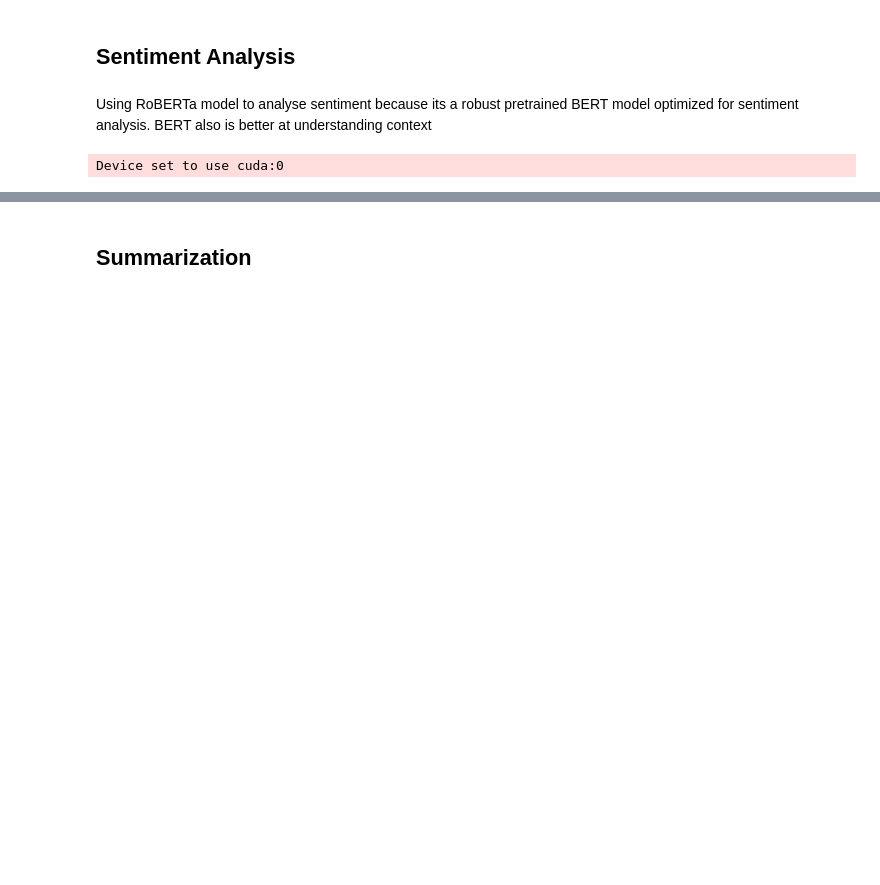
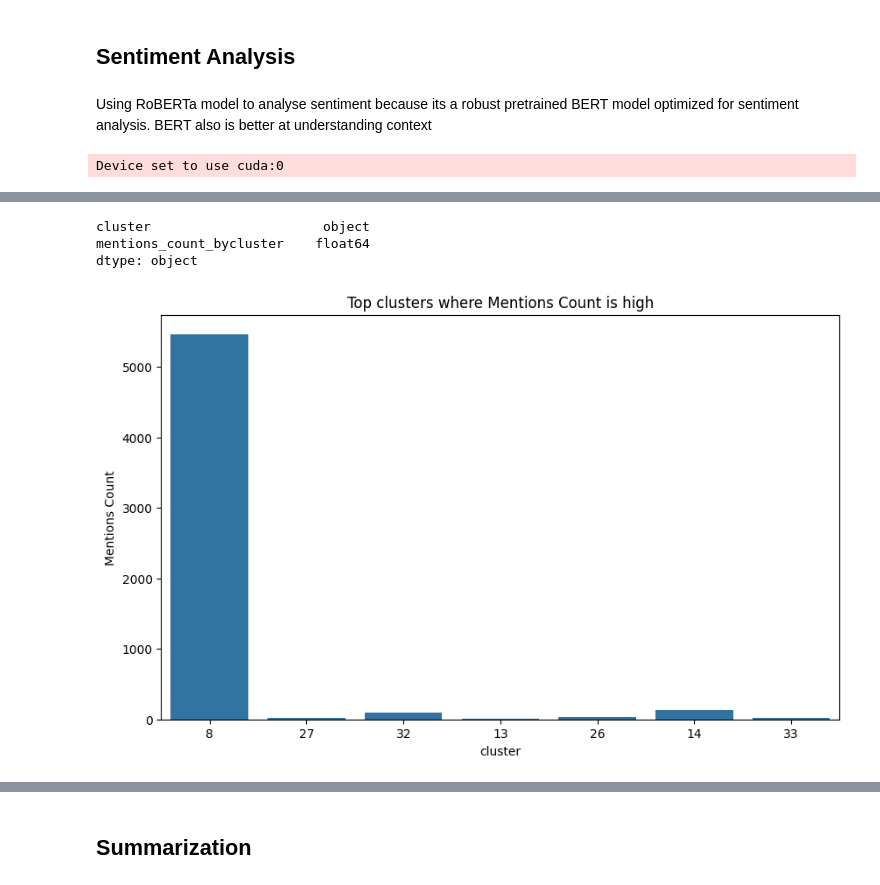
Before and after one commit to SRINIRAGZ/sentimentAnalysis, a Jupyter notebook: SentimentAnalysis.ipynb, the cells around one changed output, grey strips where cells are left out. Cells and saved outputs as stored; diff of their text form; code cells hidden in the pictures; blank space fills up the shorter version.

```diff
--- a/SentimentAnalysis.ipynb
+++ b/SentimentAnalysis.ipynb
@@ -253,0 +369,15 @@ pd.reset_option('display.max_colwidth')
+# %%
+df4 = df[(df.comment_type== 'mentions')&(df.mentions_count_bycluster>10)][['cluster','mentions_count_bycluster']].drop_duplicates()
+df4['cluster'] = df4['cluster'].astype(str)
+print(df4.dtypes)
+fig2,ax2 = plt.subplots(figsize=(10, 6))
+sns.barplot(data=df4,y='mentions_count_bycluster', x='cluster', ax=ax2)
+ax2.set_xlabel('cluster')
+ax2.set_ylabel('Mentions Count')
+ax2.set_title('Top clusters where Mentions Count is high')
+plt.show()
+# %% [output]
+cluster                      object
+mentions_count_bycluster    float64
+dtype: object
+[figure, added]
```
Also changed, not shown: parts of 53 cells of this notebook.
